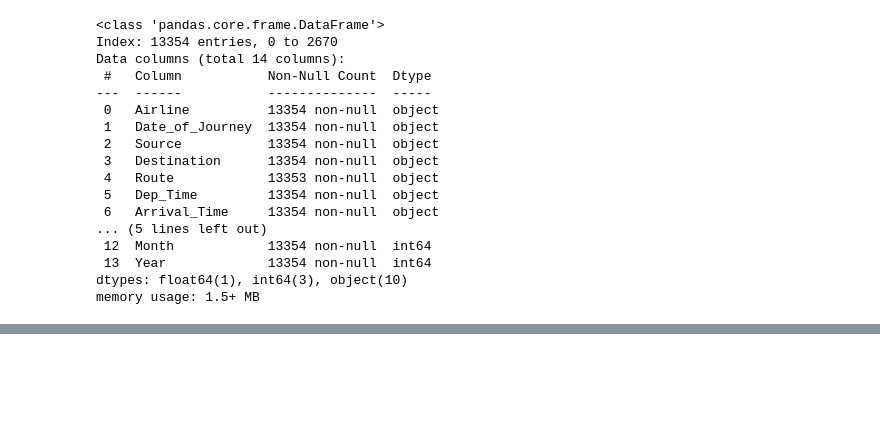
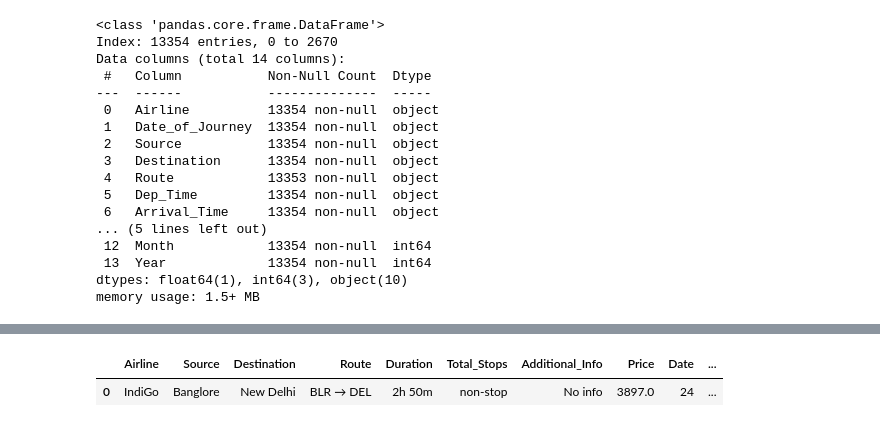
Before and after one commit to aks-ai/Flight-Prediction-DataSet-EDA, a Jupyter notebook: Flight_Price_Prediction_EDA.ipynb, the cells around one changed output, grey strips where cells are left out. Cells and saved outputs as stored; diff of their text form; code cells hidden in the pictures; blank space fills up the shorter version.

```diff
--- a/Flight_Price_Prediction_EDA.ipynb
+++ b/Flight_Price_Prediction_EDA.ipynb
@@ -202,0 +317,4 @@ final_df.drop('')
+# %%
+final_df['Dep_Hour'] = final_df['Dep_Hour'].astype(int)
+final_df['Dep_Minute'] = final_df['Dep_Minute'].astype(int)
+final_df.info()
@@ -202,0 +339,6 @@ final_df.drop('')
+# %%
+final_df.drop('Dep_Time', axis = 1, inplace = True)
+final_df.head(1)
+# %% [output]
+|  | Airline | Source | Destination | Route | Duration | Total_Stops | Additional_Info | Price | Date | ... |
+| 0 | IndiGo | Banglore | New Delhi | BLR → DEL | 2h 50m | non-stop | No info | 3897.0 | 24 | ... |
```
Also changed, not shown: parts of 11 cells of this notebook.
